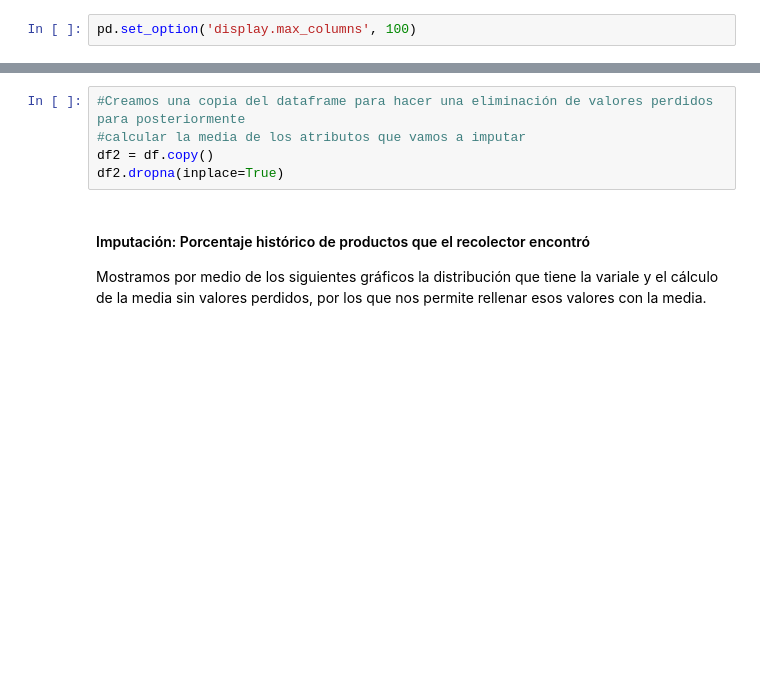
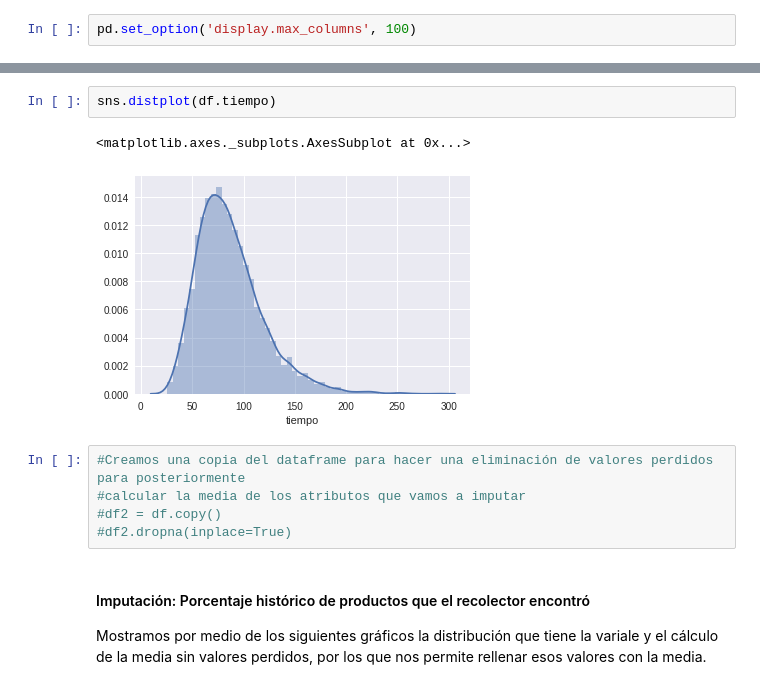
Before and after one commit to callejasv1/proyecto_oraculo, a Jupyter notebook: ProyectoV_Original.ipynb, the cells around one changed output, grey strips where cells are left out. Drawn from its saved outputs; the diff is of its cells as text; blank space fills up the shorter version.

```diff
--- a/ProyectoV_Original.ipynb
+++ b/ProyectoV_Original.ipynb
@@ -394,8 +441,13 @@ missing_values
+# %%
+sns.distplot(df.tiempo)
+# %% [output]
+<matplotlib.axes._subplots.AxesSubplot at 0x...>
+[figure, added]
 # %%
 #Creamos una copia del dataframe para hacer una eliminación de valores perdidos para posteriormente
 #calcular la media de los atributos que vamos a imputar
-df2 = df.copy()
-df2.dropna(inplace=True)
+#df2 = df.copy()
+#df2.dropna(inplace=True)
 # %% [markdown]
 #### Imputación: Porcentaje histórico de productos que el recolector encontró
 
```
Also changed, not shown: parts of 14 cells of this notebook.
